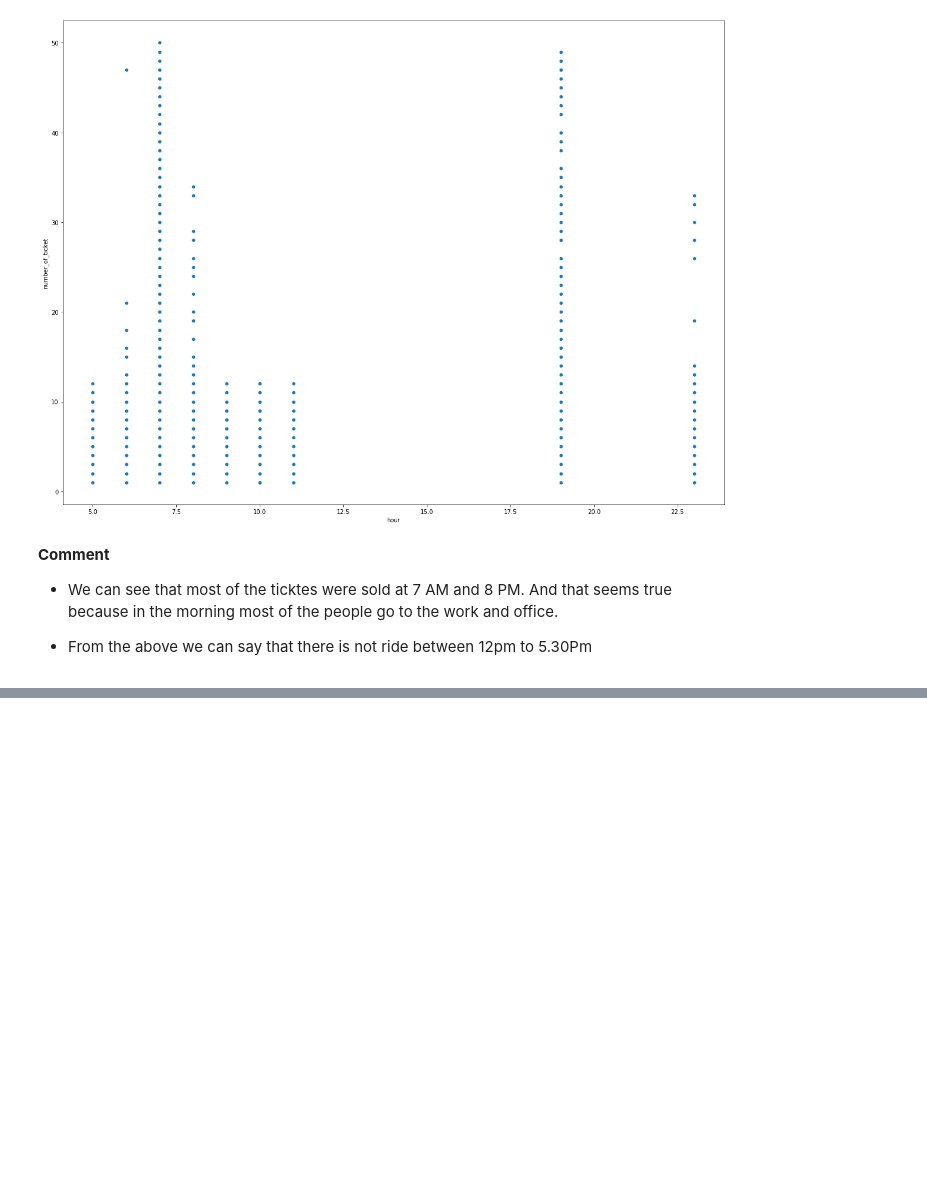
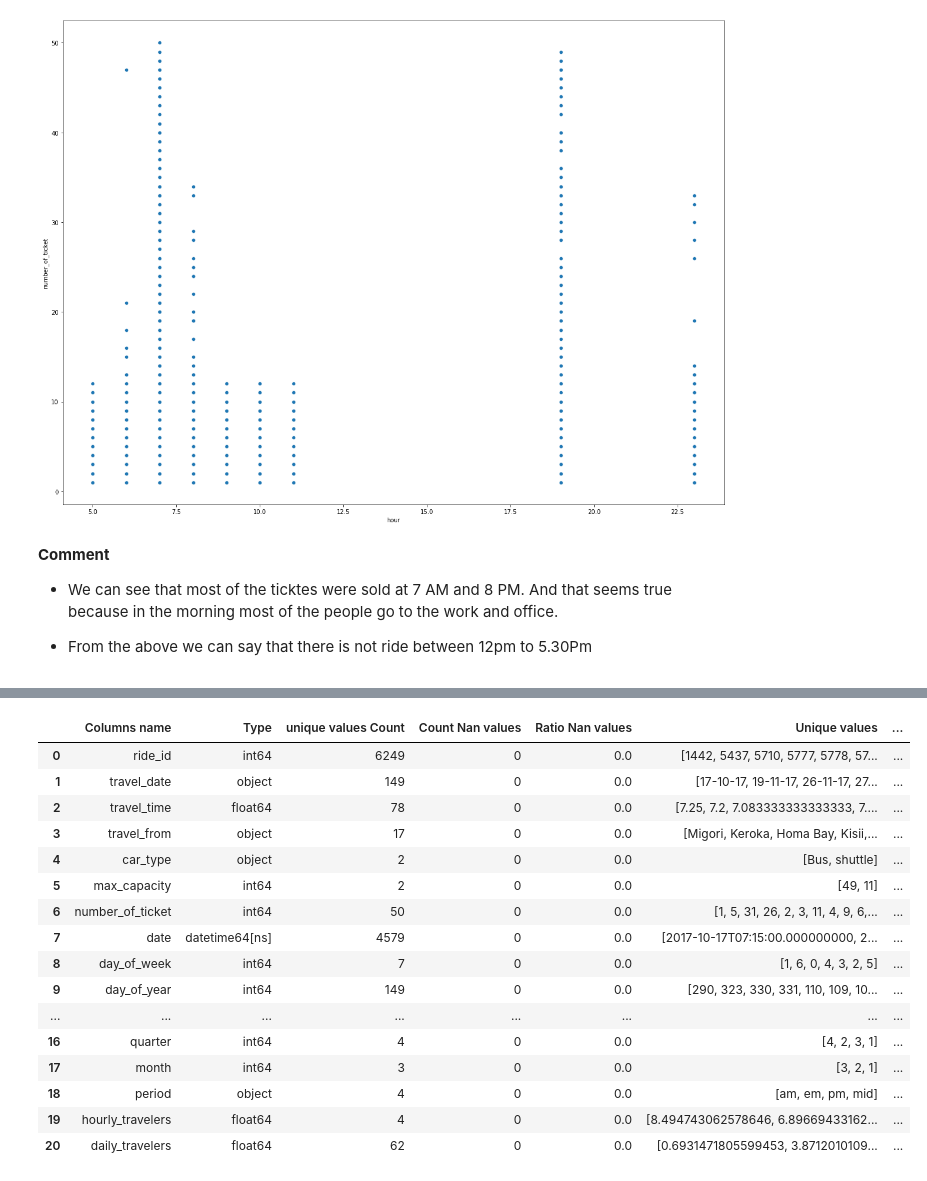
Before and after one commit to Aniket-Satpute/Transport-Demand-Prediction., a Jupyter notebook: Transport_Demand_Prediction_aniket.ipynb, the cells around one changed output, grey strips where cells are left out. Cells and saved outputs as stored; diff of their text form; code cells hidden in the pictures; blank space fills up the shorter version.

```diff
--- a/Transport_Demand_Prediction_aniket.ipynb
+++ b/Transport_Demand_Prediction_aniket.ipynb
@@ -305,0 +344,2 @@ sns.scatterplot(x='hour', y="number_of_ticket", data=dpdt)
+# %%
+transport_dpdt=dpdt_new.copy()
@@ -305,0 +376,3 @@ sns.scatterplot(x='hour', y="number_of_ticket", data=dpdt)
+# %%
+dict_cov = {12:1,2:1,1:1,2:1,4:2,11:2,9:3,7:3,8:3,10:3,6:3,5:3}
+transport_dpdt['month'].replace(dict_cov,inplace=True)
@@ -305,0 +391,4 @@ sns.scatterplot(x='hour', y="number_of_ticket", data=dpdt)
+# %%
+conv_dict = {17:2, 19:2, 26:3, 27:3, 20:2, 18:2, 16:2, 15:2, 14:2, 13:2,  4:1, 28:2, 31:3, 30:3, 29:3, 25:3, 24:3,
+       23:3, 22:3, 21:3, 12:1,  3:1,  2:1,  1:2}
+transport_dpdt['day_of_month'].replace(conv_dict,inplace=True)
@@ -305,0 +412,38 @@ sns.scatterplot(x='hour', y="number_of_ticket", data=dpdt)
+# %%
+# function to find the characterstics of the variable in the dataframe.
+def data_characterization(df):
+  '''This function takes dataframe as an argument and returns
+    the characterstics of the features of the dataframe'''
+  characterized_df = pd.DataFrame(columns=['Columns name',	'Type', 'unique values Count', 'Count Nan values','Ratio Nan values','Unique values',	'Max',	'Min','Mean','std'])
+  for col in df.columns:
+    try:
+      characterized_df = characterized_df.append({'Columns name':col,	'Type':df[col].dtype, 'unique values Count':len(df[col].unique()),
+                                                  'Count Nan values':df[col].isnull().sum(),'Ratio Nan values':df[col].isnull().sum()/df[col].shape[0],
+                                                  'Unique values':df[col].unique(),	'Max':df[col].max(),	'Min':df[col].min(),'Mean':df[col].mean(),'std':df[col].std()},
+                                                ignore_index=True)
+    except:
+      characterized_df = characterized_df.append({'Columns name':col,	'Type':df[col].dtype, 'unique values Count':len(df[col].unique()),
+                                                  'Count Nan values':df[col].isnull().sum(),'Ratio Nan values':df[col].isnull().sum()/df[col].shape[0],
+                                                  'Unique values':df[col].unique(),	'Max':np.nan,	'Min':np.nan,'Mean':np.nan,'std':np.nan},
+                                                ignore_index=True)
+  return characterized_df
+# %%
+data_characterization(transport_dpdt)
+# %% [output]
+|  | Columns name | Type | unique values Count | Count Nan values | Ratio Nan values | Unique values | ... |
+| 0 | ride_id | int64 | 6249 | 0 | 0.0 | [1442, 5437, 5710, 5777, 5778, 57... | ... |
+| 1 | travel_date | object | 149 | 0 | 0.0 | [17-10-17, 19-11-17, 26-11-17, 27... | ... |
+| 2 | travel_time | float64 | 78 | 0 | 0.0 | [7.25, 7.2, 7.083333333333333, 7.... | ... |
+| 3 | travel_from | object | 17 | 0 | 0.0 | [Migori, Keroka, Homa Bay, Kisii,... | ... |
+| 4 | car_type | object | 2 | 0 | 0.0 | [Bus, shuttle] | ... |
+| 5 | max_capacity | int64 | 2 | 0 | 0.0 | [49, 11] | ... |
+| 6 | number_of_ticket | int64 | 50 | 0 | 0.0 | [1, 5, 31, 26, 2, 3, 11, 4, 9, 6,... | ... |
+| 7 | date | datetime64[ns] | 4579 | 0 | 0.0 | [2017-10-17T07:15:00.000000000, 2... | ... |
+| 8 | day_of_week | int64 | 7 | 0 | 0.0 | [1, 6, 0, 4, 3, 2, 5] | ... |
+| 9 | day_of_year | int64 | 149 | 0 | 0.0 | [290, 323, 330, 331, 110, 109, 10... | ... |
+| ... | ... | ... | ... | ... | ... | ... | ... |
+| 16 | quarter | int64 | 4 | 0 | 0.0 | [4, 2, 3, 1] | ... |
+| 17 | month | int64 | 3 | 0 | 0.0 | [3, 2, 1] | ... |
+| 18 | period | object | 4 | 0 | 0.0 | [am, em, pm, mid] | ... |
+| 19 | hourly_travelers | float64 | 4 | 0 | 0.0 | [8.494743062578646, 6.89669433162... | ... |
+| 20 | daily_travelers | float64 | 62 | 0 | 0.0 | [0.6931471805599453, 3.8712010109... | ... |
```
Also changed, not shown: parts of 11 cells of this notebook.
